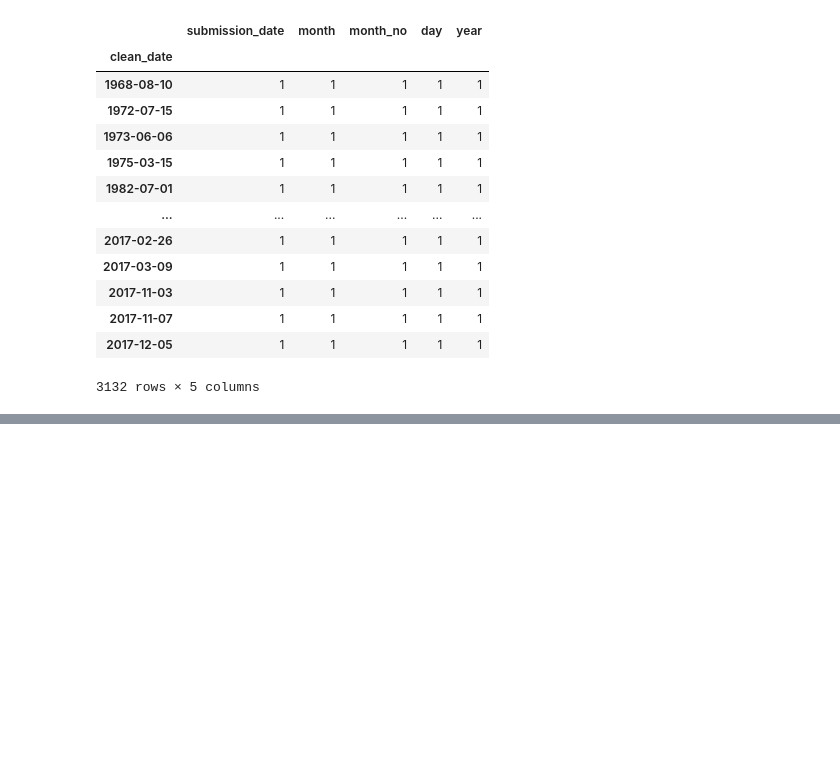
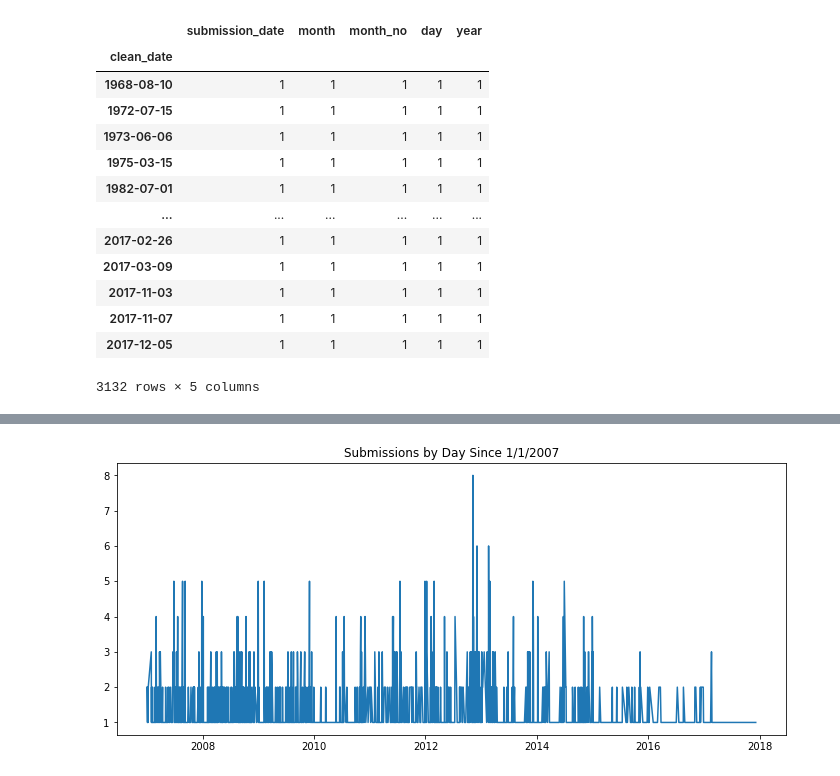
Before and after one commit to ryankirkland/bigfoot_sightings, a Jupyter notebook: ryan_EDA.ipynb, the cells around one changed output, grey strips where cells are left out. Drawn from its saved outputs; the diff is of its cells as text; code cells hidden in the pictures; blank space fills up the shorter version.

```diff
--- a/ryan_EDA.ipynb
+++ b/ryan_EDA.ipynb
@@ -316,6 +315,6 @@ Text(0.5, 1.0, 'Submissions by Day')
 [figure]
 # %%
-grouped_dates_last_10 = grouped_dates[grouped_dates.index < pd.to_datetime('2007-01-01')
+grouped_dates_last_10 = grouped_dates[grouped_dates.index > pd.to_datetime('2007-01-01')]
 # %%
 grouped_dates_last_10
 # %% [output]
@@ -322,0 +335,6 @@ array([ True,  True,  True, ..., False, False, False])
+# %%
+fig, ax = plt.subplots(figsize=(12,5))
+ax.plot(grouped_dates_last_10.index, grouped_dates_last_10.day)
+ax.set_title('Submissions by Day Since 1/1/2007');
+# %% [output]
+[figure, added]
```
Also changed, not shown: parts of 2 cells of this notebook.
